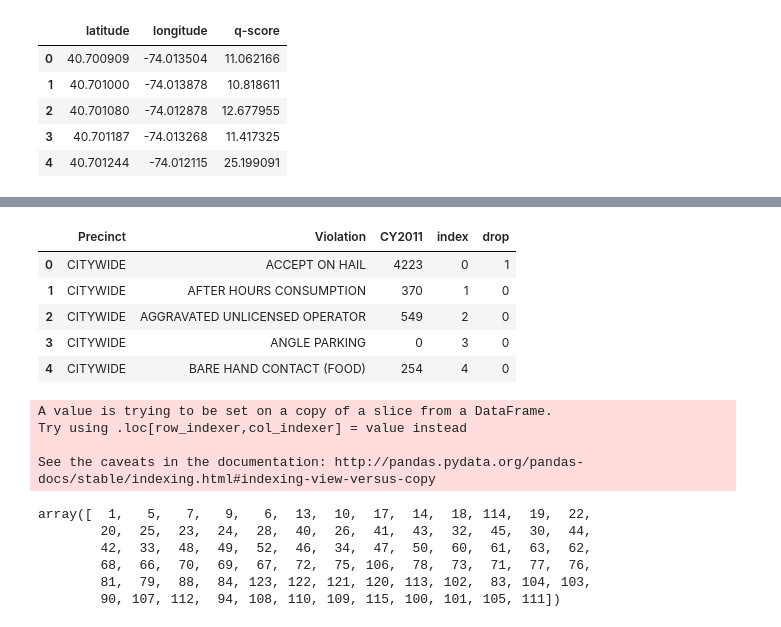
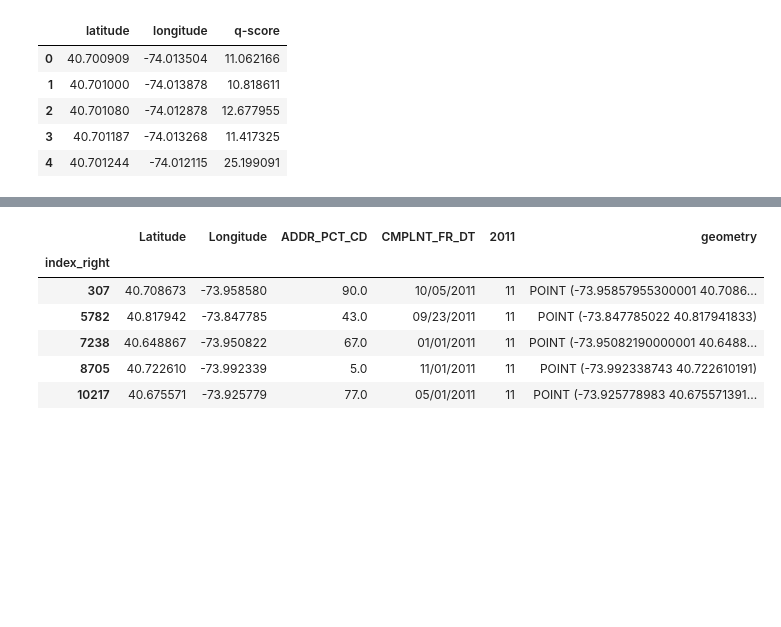
Before and after one commit to Mingyi1995/PUI2018_mh5172, a Jupyter notebook: project/code.ipynb, the cells around one changed output, grey strips where cells are left out. Drawn from its saved outputs; the diff is of its cells as text; code cells hidden in the pictures; blank space fills up the shorter version.

```diff
--- a/project/code.ipynb
+++ b/project/code.ipynb
@@ -46,0 +89,17 @@ ss.head()
+# %%
+# violence related felony dataset
+felony = pd.read_csv('download_data/felony.csv')
+felony = felony[['Latitude', 'Longitude', 'ADDR_PCT_CD', 'CMPLNT_FR_DT']]
+felony.dropna(subset=['CMPLNT_FR_DT'], inplace=True)
+# %%
+def get_2011(felony):
+    return felony['CMPLNT_FR_DT'][-2:]
+felony['2011'] = felony.apply(get_2011, axis=1)
+felony_11 = felony[felony['2011'] == '11']
+# %%
+geometry = [Point(xy) for xy in zip(felony_11.Longitude, felony_11.Latitude)]
+linkNYC = felony_11.drop(['Longitude', 'Latitude'], axis=1)
+crs = {'init': 'epsg:4326'}
+felshp = gpd.GeoDataFrame(felony_11, crs=crs, geometry=geometry)
+# %%
+felshp = felshp[felshp['Latitude'] < 41]
@@ -190,32 +159,10 @@ See the caveats in the documentation: http://pandas.pydata.org/pandas-docs/stabl
 # %%
-cs_11.head()
+felshp.head()
 # %% [output]
-|  | Precinct | Violation | CY2011 | index | drop |
-| 0 | CITYWIDE | ACCEPT ON HAIL | 4223 | 0 | 1 |
-| 1 | CITYWIDE | AFTER HOURS CONSUMPTION | 370 | 1 | 0 |
-| 2 | CITYWIDE | AGGRAVATED UNLICENSED OPERATOR | 549 | 2 | 0 |
-| 3 | CITYWIDE | ANGLE PARKING | 0 | 3 | 0 |
-| 4 | CITYWIDE | BARE HAND CONTACT (FOOD) | 254 | 4 | 0 |
+|  | Latitude | Longitude | ADDR_PCT_CD | CMPLNT_FR_DT | 2011 | geometry |
+| index_right |  |  |  |  |  |  |
+| 307 | 40.708673 | -73.958580 | 90.0 | 10/05/2011 | 11 | POINT (-73.95857955300001 40.7086... |
+| 5782 | 40.817942 | -73.847785 | 43.0 | 09/23/2011 | 11 | POINT (-73.847785022 40.817941833) |
+| 7238 | 40.648867 | -73.950822 | 67.0 | 01/01/2011 | 11 | POINT (-73.95082190000001 40.6488... |
+| 8705 | 40.722610 | -73.992339 | 5.0 | 11/01/2011 | 11 | POINT (-73.992338743 40.722610191) |
+| 10217 | 40.675571 | -73.925779 | 77.0 | 05/01/2011 | 11 | POINT (-73.925778983 40.675571391... |
-# %%
-# mark the total crime statistics, then drop them
-def delete_total(x):
-    if int(x['index']) % 249 == 0:
-        return 1
-    else:
-        return 0
-cs_11['drop'] = cs_11.apply(delete_total, axis=1)
-cs_11 = cs_11[(cs_11['drop'] == 0) & (cs_11['Precinct'] != 'Citywide Total') & (cs_11['Precinct'] != 'CITYWIDE')]
-# %% [output]
-A value is trying to be set on a copy of a slice from a DataFrame.
-Try using .loc[row_indexer,col_indexer] = value instead
-
-See the caveats in the documentation: http://pandas.pydata.org/pandas-docs/stable/indexing.html#indexing-view-versus-copy
-# %%
-ssshp['precinct'].unique()
-# %% [output]
-array([  1,   5,   7,   9,   6,  13,  10,  17,  14,  18, 114,  19,  22,
-        20,  25,  23,  24,  28,  40,  26,  41,  43,  32,  45,  30,  44,
-        42,  33,  48,  49,  52,  46,  34,  47,  50,  60,  61,  63,  62,
-        68,  66,  70,  69,  67,  72,  75, 106,  78,  73,  71,  77,  76,
-        81,  79,  88,  84, 123, 122, 121, 120, 113, 102,  83, 104, 103,
-        90, 107, 112,  94, 108, 110, 109, 115, 100, 101, 105, 111])
```
Also changed, not shown: parts of 44 cells of this notebook.
